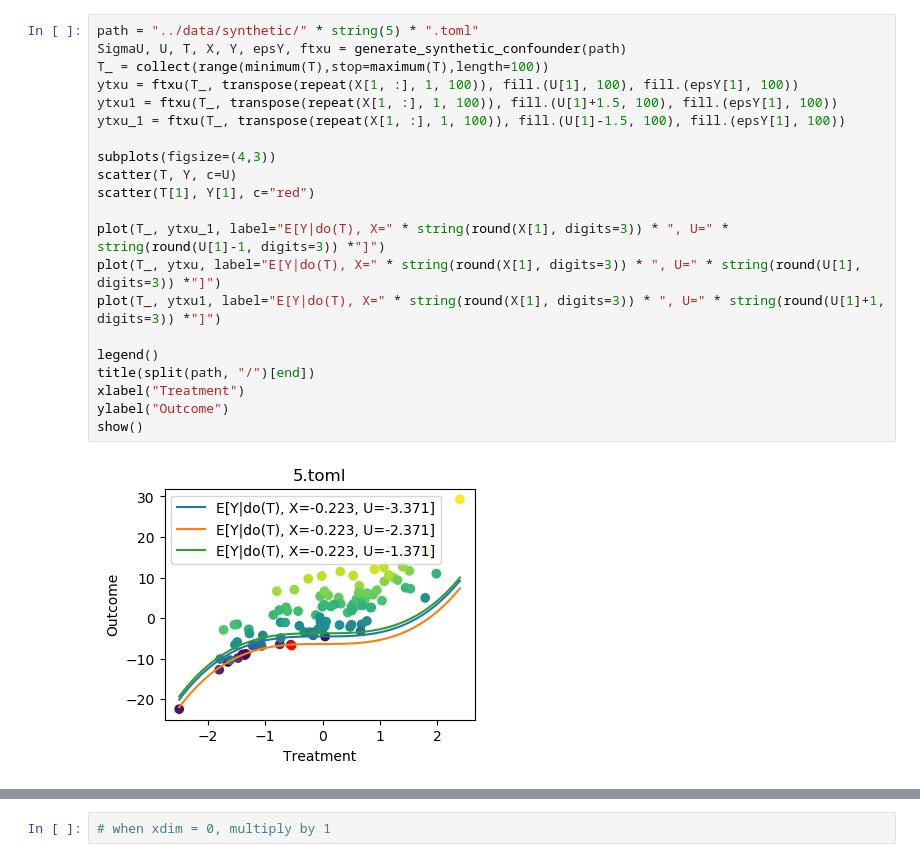
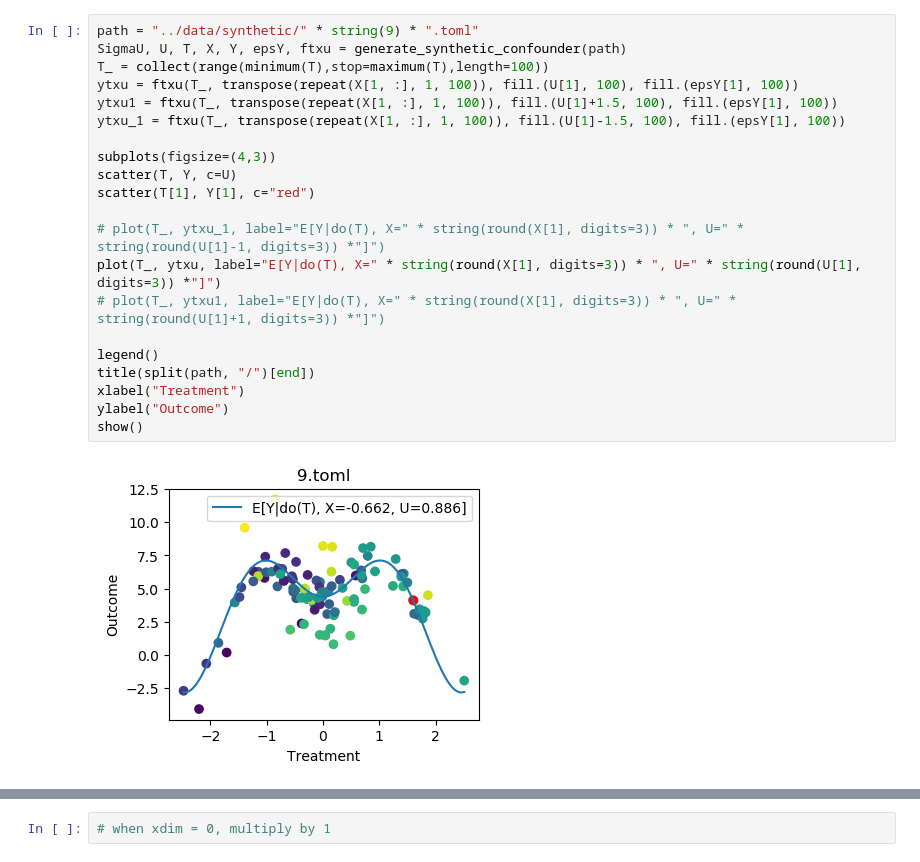
Before and after one commit to KDL-umass/CausalGPSLC.jl, a Jupyter notebook: analysis/generate_data.ipynb, the cells around one changed output, grey strips where cells are left out. Cells and saved outputs as stored; diff of their text form.

```diff
--- a/analysis/generate_data.ipynb
+++ b/analysis/generate_data.ipynb
@@ -111,24 +194,24 @@ show()
 # %%
-path = "../data/synthetic/" * string(5) * ".toml"
+path = "../data/synthetic/" * string(9) * ".toml"
 SigmaU, U, T, X, Y, epsY, ftxu = generate_synthetic_confounder(path)
 T_ = collect(range(minimum(T),stop=maximum(T),length=100))
 ytxu = ftxu(T_, transpose(repeat(X[1, :], 1, 100)), fill.(U[1], 100), fill.(epsY[1], 100))
 ytxu1 = ftxu(T_, transpose(repeat(X[1, :], 1, 100)), fill.(U[1]+1.5, 100), fill.(epsY[1], 100))
 ytxu_1 = ftxu(T_, transpose(repeat(X[1, :], 1, 100)), fill.(U[1]-1.5, 100), fill.(epsY[1], 100))
 
 subplots(figsize=(4,3))
 scatter(T, Y, c=U)
 scatter(T[1], Y[1], c="red")
 
-plot(T_, ytxu_1, label="E[Y|do(T), X=" * string(round(X[1], digits=3)) * ", U=" * string(round(U[1]-1, digits=3)) *"]")
+# plot(T_, ytxu_1, label="E[Y|do(T), X=" * string(round(X[1], digits=3)) * ", U=" * string(round(U[1]-1, digits=3)) *"]")
 plot(T_, ytxu, label="E[Y|do(T), X=" * string(round(X[1], digits=3)) * ", U=" * string(round(U[1], digits=3)) *"]")
-plot(T_, ytxu1, label="E[Y|do(T), X=" * string(round(X[1], digits=3)) * ", U=" * string(round(U[1]+1, digits=3)) *"]")
+# plot(T_, ytxu1, label="E[Y|do(T), X=" * string(round(X[1], digits=3)) * ", U=" * string(round(U[1]+1, digits=3)) *"]")
 
 legend()
 title(split(path, "/")[end])
 xlabel("Treatment")
 ylabel("Outcome")
 show()
 # %% [output]
-[figure, old version]
+[figure, new version]
 # %%
```
Also changed, not shown: parts of 16 cells of this notebook, 14 other files.
